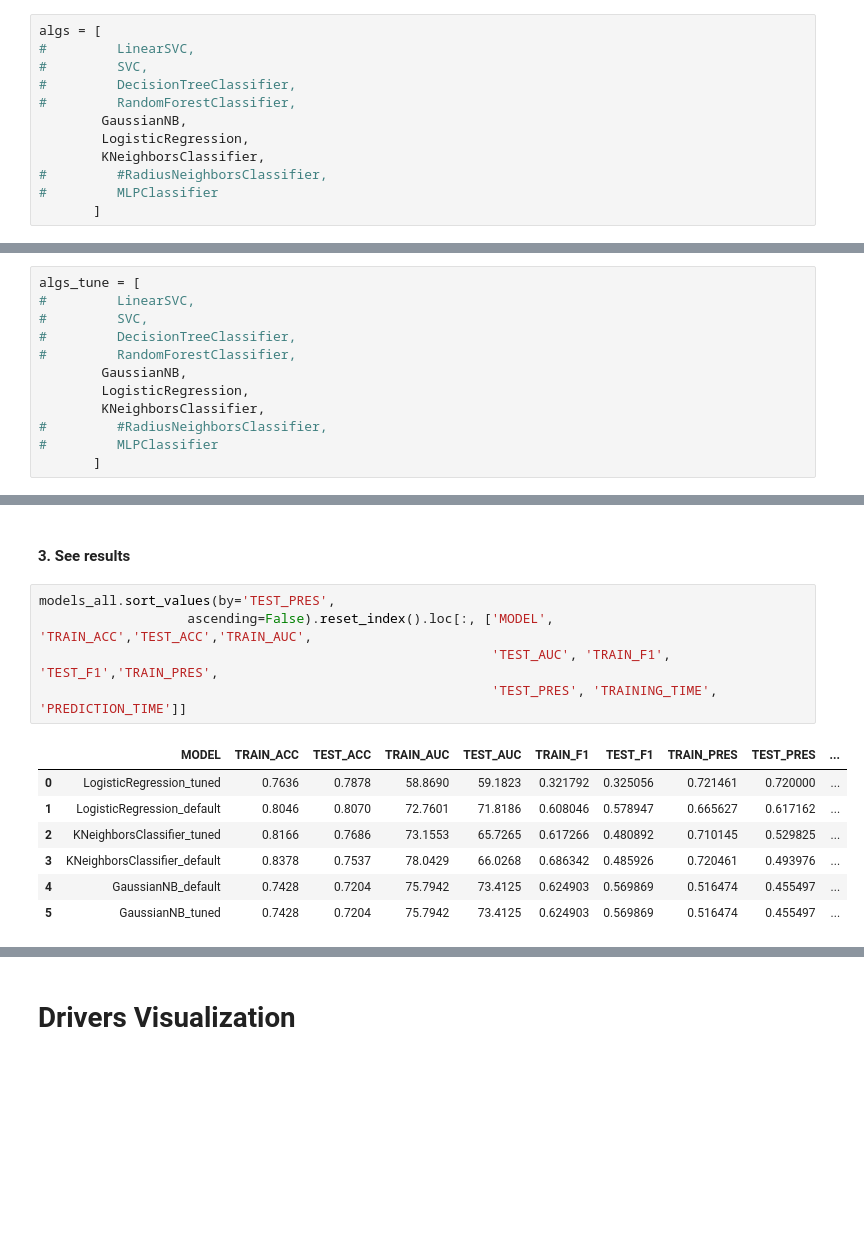
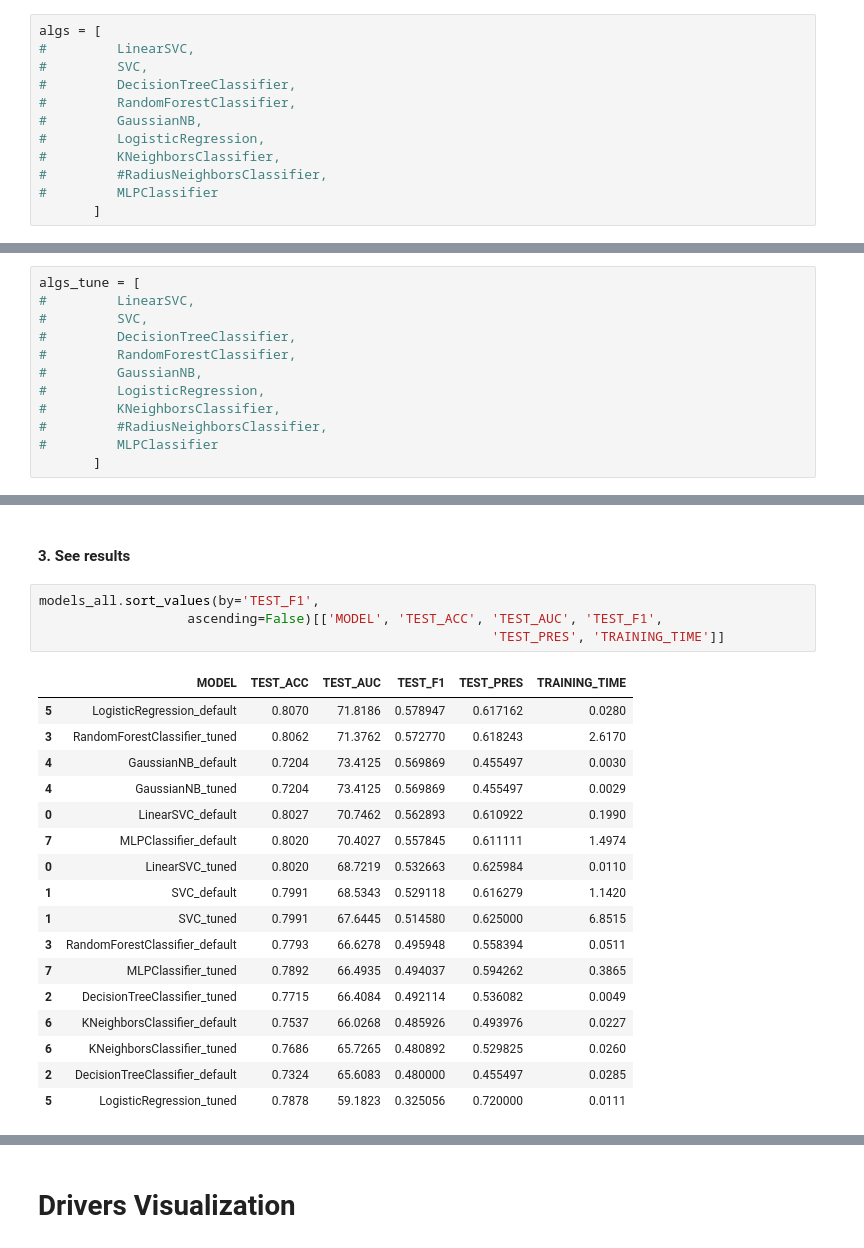
Before and after one commit to zikrach/ML_workshop, a Jupyter notebook: ML_Game_Scenario.ipynb, the cells around one changed output, grey strips where cells are left out. Saved outputs shown, nothing was run; the diff lists cells and outputs as text; blank space fills up the shorter version.

```diff
--- a/ML_Game_Scenario.ipynb
+++ b/ML_Game_Scenario.ipynb
@@ -315,9 +315,9 @@ algs = [
 #         SVC,
 #         DecisionTreeClassifier,
 #         RandomForestClassifier,
-        GaussianNB,
-        LogisticRegression,
-        KNeighborsClassifier,
+#         GaussianNB,
+#         LogisticRegression,
+#         KNeighborsClassifier,
 #         #RadiusNeighborsClassifier,
 #         MLPClassifier
        ]
@@ -398,9 +407,9 @@ algs_tune = [
 #         SVC,
 #         DecisionTreeClassifier,
 #         RandomForestClassifier,
-        GaussianNB,
-        LogisticRegression,
-        KNeighborsClassifier,
+#         GaussianNB,
+#         LogisticRegression,
+#         KNeighborsClassifier,
 #         #RadiusNeighborsClassifier,
 #         MLPClassifier
        ]
@@ -458,18 +520,27 @@ Tuned KNeighborsClassifier in 18.86 seconds
 # %% [markdown]
 #### 3. See results
 # %%
-models_all.sort_values(by='TEST_PRES',
-                   ascending=False).reset_index().loc[:, ['MODEL', 'TRAIN_ACC','TEST_ACC','TRAIN_AUC',
-                                                          'TEST_AUC', 'TRAIN_F1', 'TEST_F1','TRAIN_PRES',
-                                                          'TEST_PRES', 'TRAINING_TIME', 'PREDICTION_TIME']]
+models_all.sort_values(by='TEST_F1',
+                   ascending=False)[['MODEL', 'TEST_ACC', 'TEST_AUC', 'TEST_F1',
+                                                          'TEST_PRES', 'TRAINING_TIME']]
 # %% [output]
-|  | MODEL | TRAIN_ACC | TEST_ACC | TRAIN_AUC | TEST_AUC | TRAIN_F1 | TEST_F1 | TRAIN_PRES | TEST_PRES | ... |
-| 0 | LogisticRegression_tuned | 0.7636 | 0.7878 | 58.8690 | 59.1823 | 0.321792 | 0.325056 | 0.721461 | 0.720000 | ... |
-| 1 | LogisticRegression_default | 0.8046 | 0.8070 | 72.7601 | 71.8186 | 0.608046 | 0.578947 | 0.665627 | 0.617162 | ... |
-| 2 | KNeighborsClassifier_tuned | 0.8166 | 0.7686 | 73.1553 | 65.7265 | 0.617266 | 0.480892 | 0.710145 | 0.529825 | ... |
-| 3 | KNeighborsClassifier_default | 0.8378 | 0.7537 | 78.0429 | 66.0268 | 0.686342 | 0.485926 | 0.720461 | 0.493976 | ... |
-| 4 | GaussianNB_default | 0.7428 | 0.7204 | 75.7942 | 73.4125 | 0.624903 | 0.569869 | 0.516474 | 0.455497 | ... |
-| 5 | GaussianNB_tuned | 0.7428 | 0.7204 | 75.7942 | 73.4125 | 0.624903 | 0.569869 | 0.516474 | 0.455497 | ... |
+|  | MODEL | TEST_ACC | TEST_AUC | TEST_F1 | TEST_PRES | TRAINING_TIME |
+| 5 | LogisticRegression_default | 0.8070 | 71.8186 | 0.578947 | 0.617162 | 0.0280 |
+| 3 | RandomForestClassifier_tuned | 0.8062 | 71.3762 | 0.572770 | 0.618243 | 2.6170 |
+| 4 | GaussianNB_default | 0.7204 | 73.4125 | 0.569869 | 0.455497 | 0.0030 |
+| 4 | GaussianNB_tuned | 0.7204 | 73.4125 | 0.569869 | 0.455497 | 0.0029 |
+| 0 | LinearSVC_default | 0.8027 | 70.7462 | 0.562893 | 0.610922 | 0.1990 |
+| 7 | MLPClassifier_default | 0.8020 | 70.4027 | 0.557845 | 0.611111 | 1.4974 |
+| 0 | LinearSVC_tuned | 0.8020 | 68.7219 | 0.532663 | 0.625984 | 0.0110 |
+| 1 | SVC_default | 0.7991 | 68.5343 | 0.529118 | 0.616279 | 1.1420 |
+| 1 | SVC_tuned | 0.7991 | 67.6445 | 0.514580 | 0.625000 | 6.8515 |
+| 3 | RandomForestClassifier_default | 0.7793 | 66.6278 | 0.495948 | 0.558394 | 0.0511 |
+| 7 | MLPClassifier_tuned | 0.7892 | 66.4935 | 0.494037 | 0.594262 | 0.3865 |
+| 2 | DecisionTreeClassifier_tuned | 0.7715 | 66.4084 | 0.492114 | 0.536082 | 0.0049 |
+| 6 | KNeighborsClassifier_default | 0.7537 | 66.0268 | 0.485926 | 0.493976 | 0.0227 |
+| 6 | KNeighborsClassifier_tuned | 0.7686 | 65.7265 | 0.480892 | 0.529825 | 0.0260 |
+| 2 | DecisionTreeClassifier_default | 0.7324 | 65.6083 | 0.480000 | 0.455497 | 0.0285 |
+| 5 | LogisticRegression_tuned | 0.7878 | 59.1823 | 0.325056 | 0.720000 | 0.0111 |
 # %%
 best_models
 # %% [output]
```
Also changed, not shown: parts of 5 cells of this notebook.
